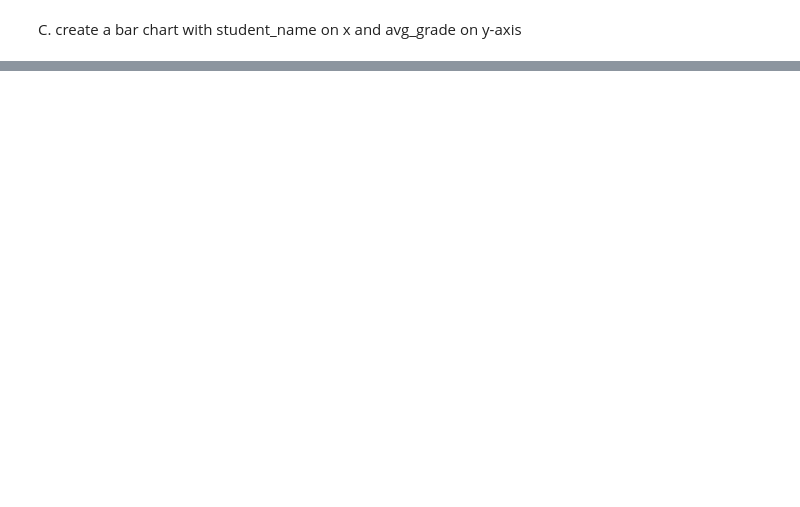
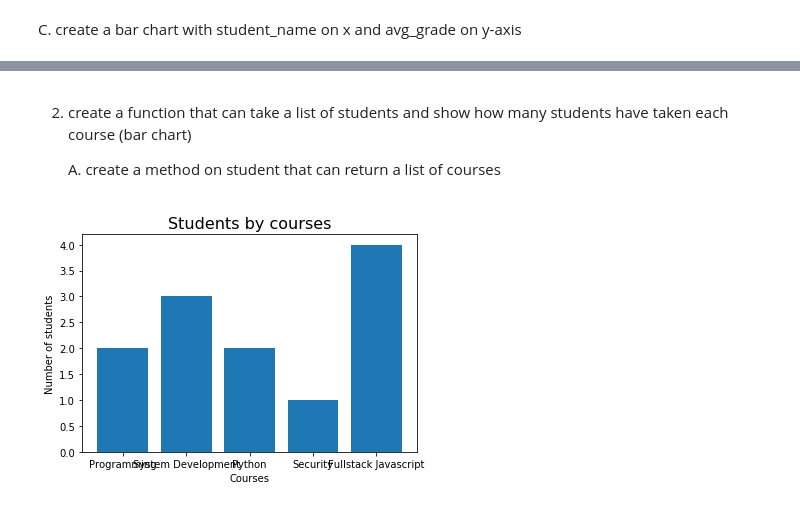
Before and after one commit to amalielandt/Python4Sem, a Jupyter notebook: week3/week3.ipynb, the cells around one changed output, grey strips where cells are left out. Drawn from its saved outputs; the diff is of its cells as text; code cells hidden in the pictures; blank space fills up the shorter version.

```diff
--- a/week3/week3.ipynb
+++ b/week3/week3.ipynb
@@ -155,0 +228,31 @@ I didn't understand this exercise
+# %% [markdown]
+2. create a function that can take a list of students and show how many students have taken each course (bar chart)
+
+    A. create a method on student that can return a list of courses
+# %%
+import matplotlib.pyplot as plt
+
+def get_students_by_course(students):
+    courses = []
+    course_names = []
+    student_pr_course = {}
+    all_courses=['Programming','System Development','Python','Security','Fullstack Javascript']
+
+    for student in students:
+        courses.extend(student.get_all_courses())
+
+    for course in courses:
+        course_names.append(course.name)
+
+    for course in all_courses:
+        student_pr_course[course] = course_names.count(course)
+
+    plt.title("Students by courses", fontsize=16)
+    plt.ylabel("Number of students")
+    plt.xlabel("Courses")
+    plt.bar(student_pr_course.keys(), student_pr_course.values())
+    plt.show
+
+get_students_by_course(students)
+# %% [output]
+[figure, added]
```
Also changed, not shown: parts of 11 cells of this notebook, 3 other files.
